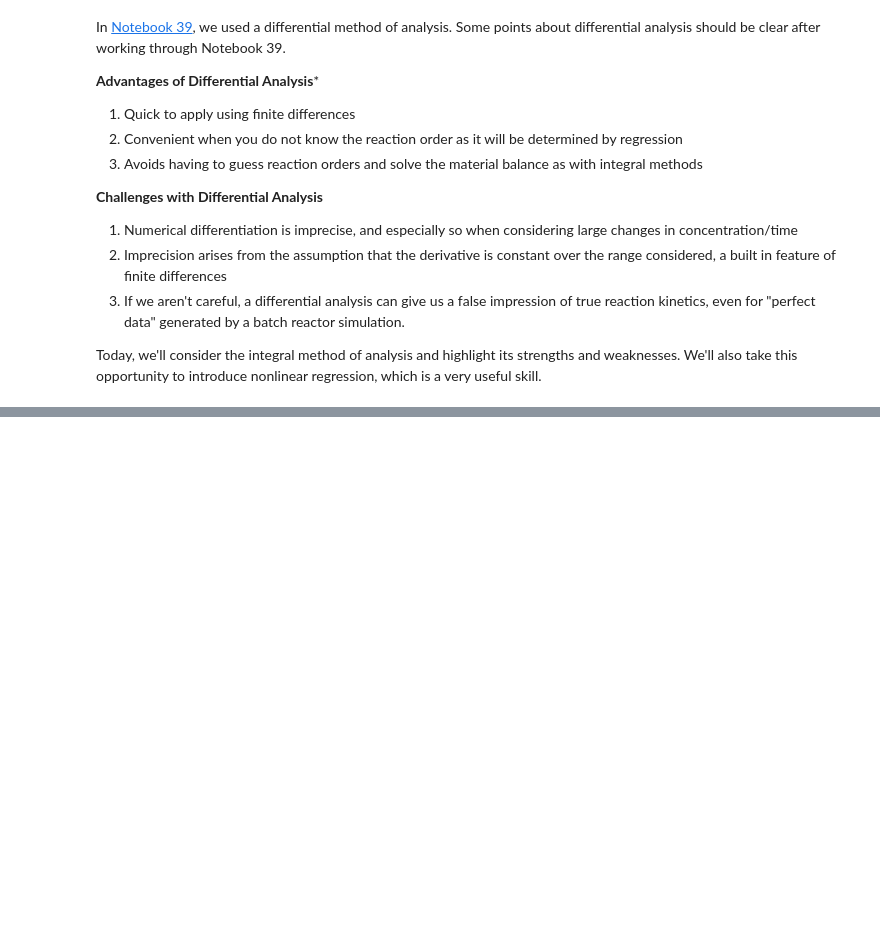
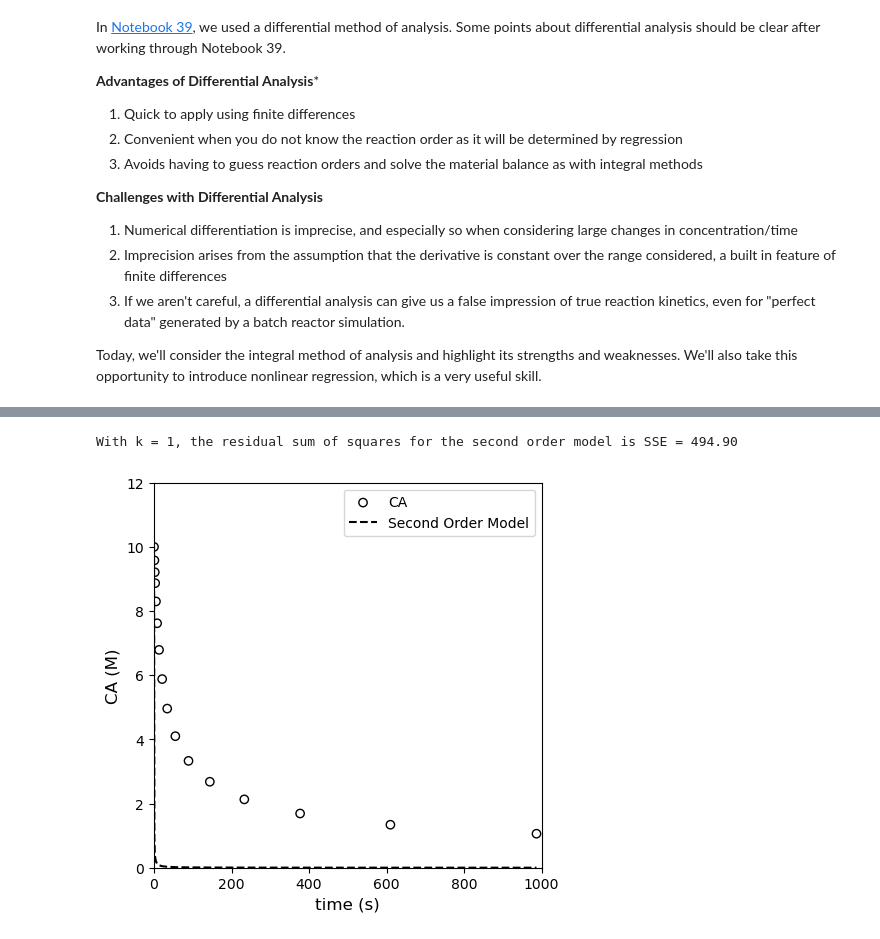
Before and after one commit to jqbond/CEN587, a Jupyter notebook: Notebooks/587-N40.ipynb, the cells around one changed output, grey strips where cells are left out. Saved outputs shown, nothing was run; the diff lists cells and outputs as text; code cells hidden in the pictures; blank space fills up the shorter version.

```diff
--- a/Notebooks/587-N40.ipynb
+++ b/Notebooks/587-N40.ipynb
@@ -928,0 +257,36 @@ If we regress the slope not the intercept, we get k = 0.00044713 +/- 0.00000105
+# %%
+#############################################################################################
+# Define a test value for the second order rate constant                                    #
+#############################################################################################
+
+k2test = 1  #L/mol/s
+
+#############################################################################################
+# Pass test rate constant to a 2nd order model; broadcast to tdata; generates y predictions #
+#############################################################################################
+
+CMODTWO = CATWO(k2test, tdata)
+
+#############################################################################################
+# Calculate SSE                                                                             #
+#############################################################################################
+
+SSETWO  = np.sum((CAdata - CMODTWO)**2)
+
+#############################################################################################
+# Print SSE and overlay CA(t) with CA vs. t data                                            #
+#############################################################################################
+
+print(f'With k = {k2test}, the residual sum of squares for the second order model is SSE = {SSETWO:5.2f}')
+plt.figure(1, figsize = (5, 5))
+plt.scatter(tdata, CAdata, edgecolor = 'black', color = 'none', label = 'CA')
+plt.plot(tdata, CMODTWO, color = 'black', linestyle = 'dashed', label = 'Second Order Model')
+plt.xlabel('time (s)', fontsize = 12)
+plt.ylabel('CA (M)', fontsize = 12)
+plt.xlim(0, 1000)
+plt.ylim(0, 12)
+plt.legend()
+plt.show()
+# %% [output]
+With k = 1, the residual sum of squares for the second order model is SSE = 494.90
+[figure, added]
```
Also changed, not shown: parts of 53 cells of this notebook, 3 other files.
